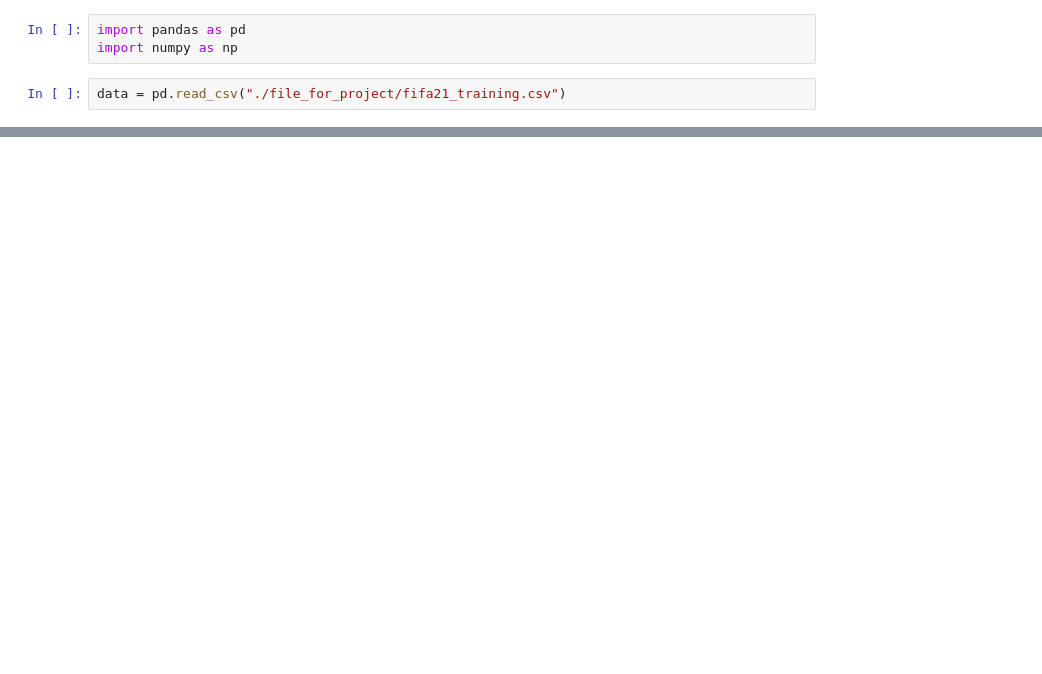
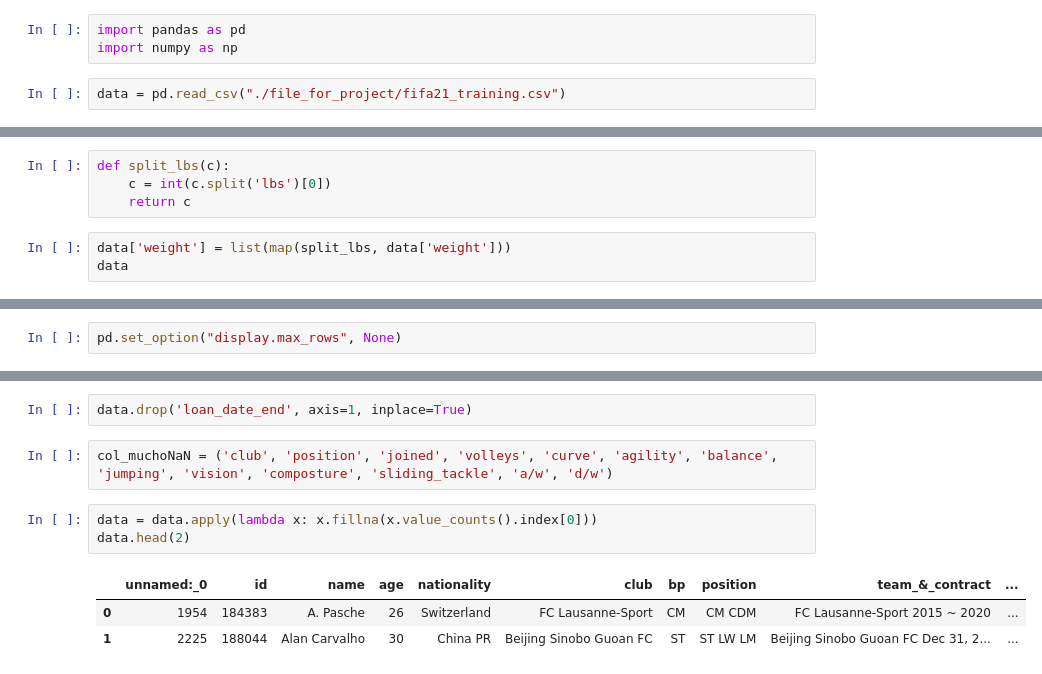
Before and after one commit to Inescgamez/lessons, a Jupyter notebook: unit_1/FIFA Project/fifa_project.ipynb, the cells around one changed output, grey strips where cells are left out. Drawn from its saved outputs; the diff is of its cells as text; blank space fills up the shorter version.

```diff
--- a/unit_1/FIFA Project/fifa_project.ipynb
+++ b/unit_1/FIFA Project/fifa_project.ipynb
@@ -65,0 +155,7 @@ float(data['Height'][0].split("'")[0])*12 + float(data['Height'][0].split("'")[1
+# %%
+def split_lbs(c):
+    c = int(c.split('lbs')[0])
+    return c
+# %%
+data['weight'] = list(map(split_lbs, data['weight']))
+data
@@ -65,0 +178,2 @@ float(data['Height'][0].split("'")[0])*12 + float(data['Height'][0].split("'")[1
+# %%
+pd.set_option("display.max_rows", None)
@@ -65,0 +200,11 @@ float(data['Height'][0].split("'")[0])*12 + float(data['Height'][0].split("'")[1
+# %%
+data.drop('loan_date_end', axis=1, inplace=True)
+# %%
+col_muchoNaN = ('club', 'position', 'joined', 'volleys', 'curve', 'agility', 'balance', 'jumping', 'vision', 'composture', 'sliding_tackle', 'a/w', 'd/w')
+# %%
+data = data.apply(lambda x: x.fillna(x.value_counts().index[0]))
+data.head(2)
+# %% [output]
+|  | unnamed:_0 | id | name | age | nationality | club | bp | position | team_&_contract | ... |
+| 0 | 1954 | 184383 | A. Pasche | 26 | Switzerland | FC Lausanne-Sport | CM | CM CDM | FC Lausanne-Sport 2015 ~ 2020 | ... |
+| 1 | 2225 | 188044 | Alan Carvalho | 30 | China PR | Beijing Sinobo Guoan FC | ST | ST LW LM | Beijing Sinobo Guoan FC Dec 31, 2... | ... |
```
Also changed, not shown: parts of 91 cells of this notebook, 5 other files.
